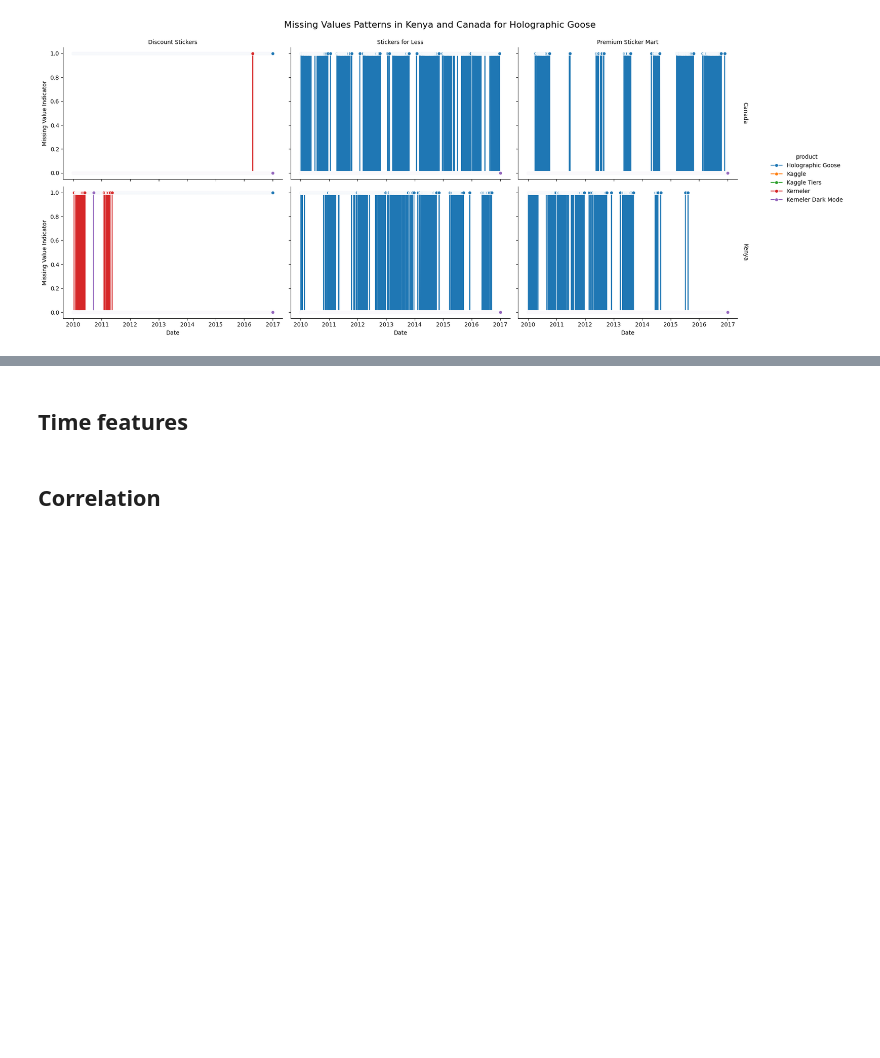
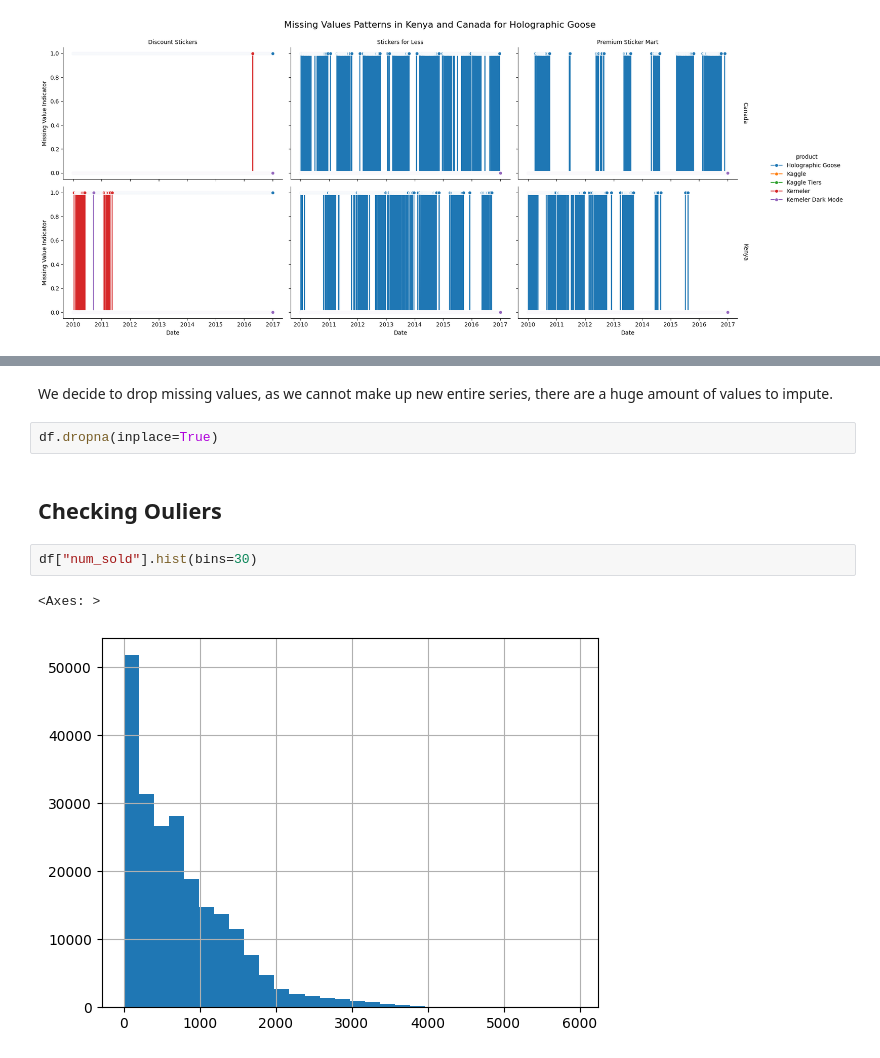
Before and after one commit to rjvillen/Forecasting-Kaggle-Sticker-Sales, a Jupyter notebook: 1-Dataset Exploration.ipynb, the cells around one changed output, grey strips where cells are left out. Drawn from its saved outputs; the diff is of its cells as text; blank space fills up the shorter version.

```diff
--- a/1-Dataset Exploration.ipynb
+++ b/1-Dataset Exploration.ipynb
@@ -161,4 +157,11 @@ time series notion, sales might be correlated with previous sales and temporal f
-# %% [markdown]
-## Time features
-# %% [markdown]
-## Correlation
+# %% [markdown]
+We decide to drop missing values, as we cannot make up new entire series, there are a huge amount of values to impute.
+# %%
+df.dropna(inplace=True)
+# %% [markdown]
+## Checking Ouliers
+# %%
+df["num_sold"].hist(bins=30)
+# %% [output]
+<Axes: >
+[figure, added]
```
Also changed, not shown: parts of 19 cells of this notebook.
